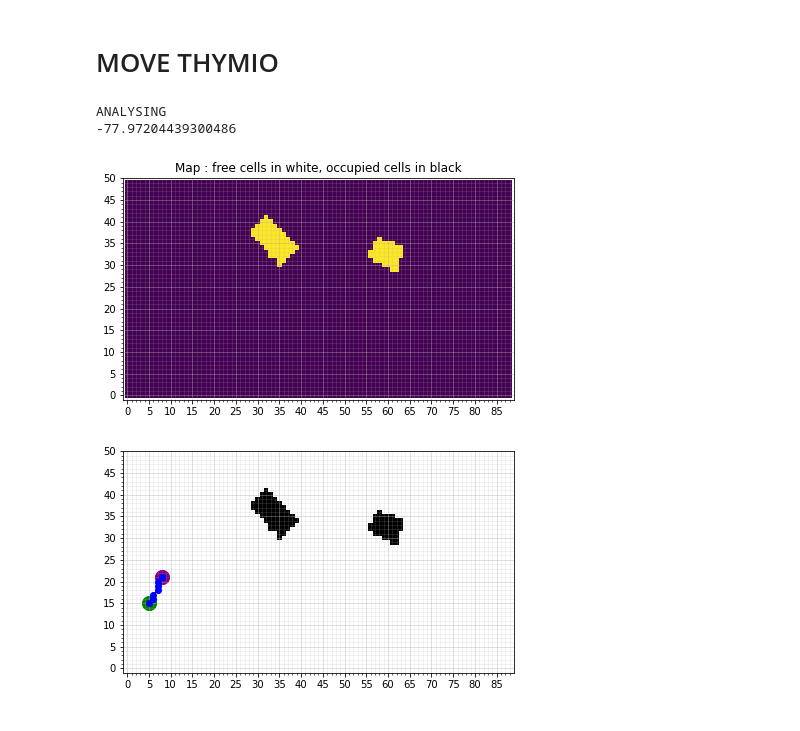
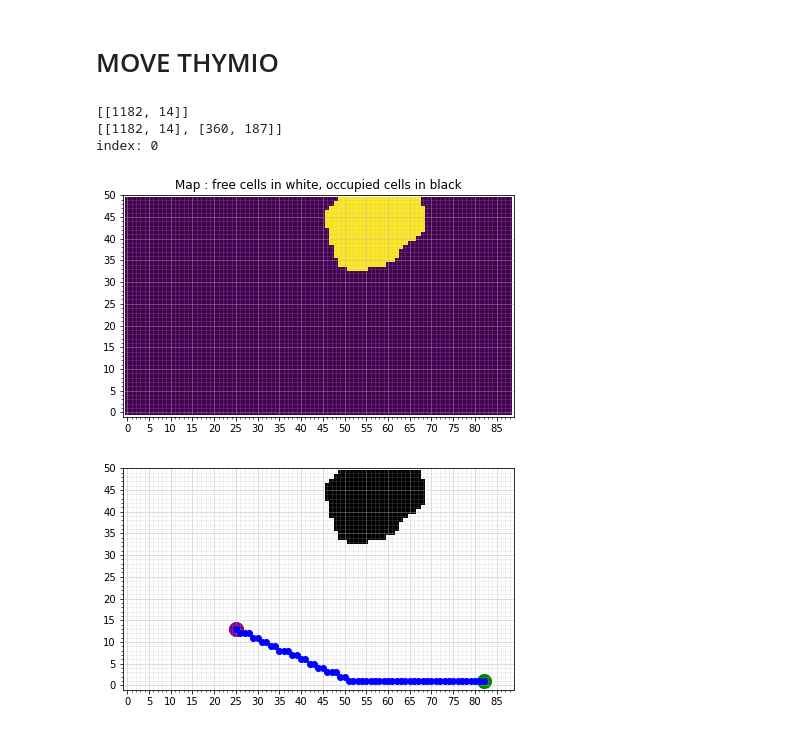
Before and after one commit to kenp-io/EPFL_MoRo_Project, a Jupyter notebook: main.ipynb, the cells around one changed output. Saved outputs shown, nothing was run; the diff lists cells and outputs as text; code cells hidden in the pictures.

Commit message:
simple path

```diff
--- a/main.ipynb
+++ b/main.ipynb
@@ -103,13 +97,11 @@ array([[ 2,  3,  4,  5,  6,  7,  8,  9, 10, 11, 12, 13, 14, 15, 16, 17,
 # %%
-def analyze(cap):
-    print("ANALYSING")
+def analyze(cap, destination_center_absolute):
     raw_frame = cap.read()
     frame = raw_frame.copy()
 
-    # Find robot and destination positions
+    # Find robot position
     robot_center_absolute, _ = vision.find_thymio_center(frame)
     robot_front_absolute, _ = vision.find_thymio_front(frame)
-    destination_center_absolute, _ = vision.find_destination_center(frame)
 
     # Detect obstacles positions
     output_objects = vision.find_objects(frame)
@@ -118,14 +110,13 @@ def analyze(cap):
     occupancy_grid, cmap = globalNavigation.display_occupancy_grid(output_objects)
 
     # Define the start and end goal
-    #start = (int(robot_center_absolute[0]*0.0694), int(robot_center_absolute[1]*0.0694))
-    #goal = (int(destination_center_absolute[0]*0.0694), int(destination_center_absolute[1]*0.0694))
+    start = (int(robot_center_absolute[0]*0.0694), int(robot_center_absolute[1]*0.0694))
+    goal = (int(destination_center_absolute[0]*0.0694), int(destination_center_absolute[1]*0.0694))
     max_val = 50
-    start=(5,15)
-    goal=(8,21)
+
     path = globalNavigation.runAstar(start, goal, max_val, occupancy_grid, cmap)
 
-    return robot_front_absolute, robot_center_absolute, destination_center_absolute, path
+    return robot_front_absolute, robot_center_absolute, path
 # %% [markdown]
 # MOVE THYMIO
 # %%
@@ -135,13 +126,18 @@ cap = vision.VideoCapture("http://192.168.13.124:8080/video")
 # %%
 
 importlib.reload(vision)
 importlib.reload(globalNavigation)
 
-robot_front_absolute, robot_center_absolute, destination_center_absolute, path = analyze(cap)
-index = 1
-globalNavigation.followPath(robot_front_absolute, robot_center_absolute, destination_center_absolute, path, index, th)
+frame = cap.read()
+destination_center_absolute, _ = vision.find_destination_center(frame)
+robot_front_absolute, robot_center_absolute, path = analyze(cap, destination_center_absolute)
+tempPath = globalNavigation.transformPath(path)
+simplePath = globalNavigation.pathSimplifier(tempPath)
+print(simplePath)
+globalNavigation.followPath(robot_front_absolute, robot_center_absolute, destination_center_absolute, simplePath, th)
 # %% [output]
-ANALYSING
--77.97204439300486
+[[1182, 14]]
+[[1182, 14], [360, 187]]
+index: 0
-[figure, old version]
+[figure, new version]
-[figure, old version]
+[figure, new version]
```
Also changed, not shown: parts of 11 cells of this notebook, 3 other files.
